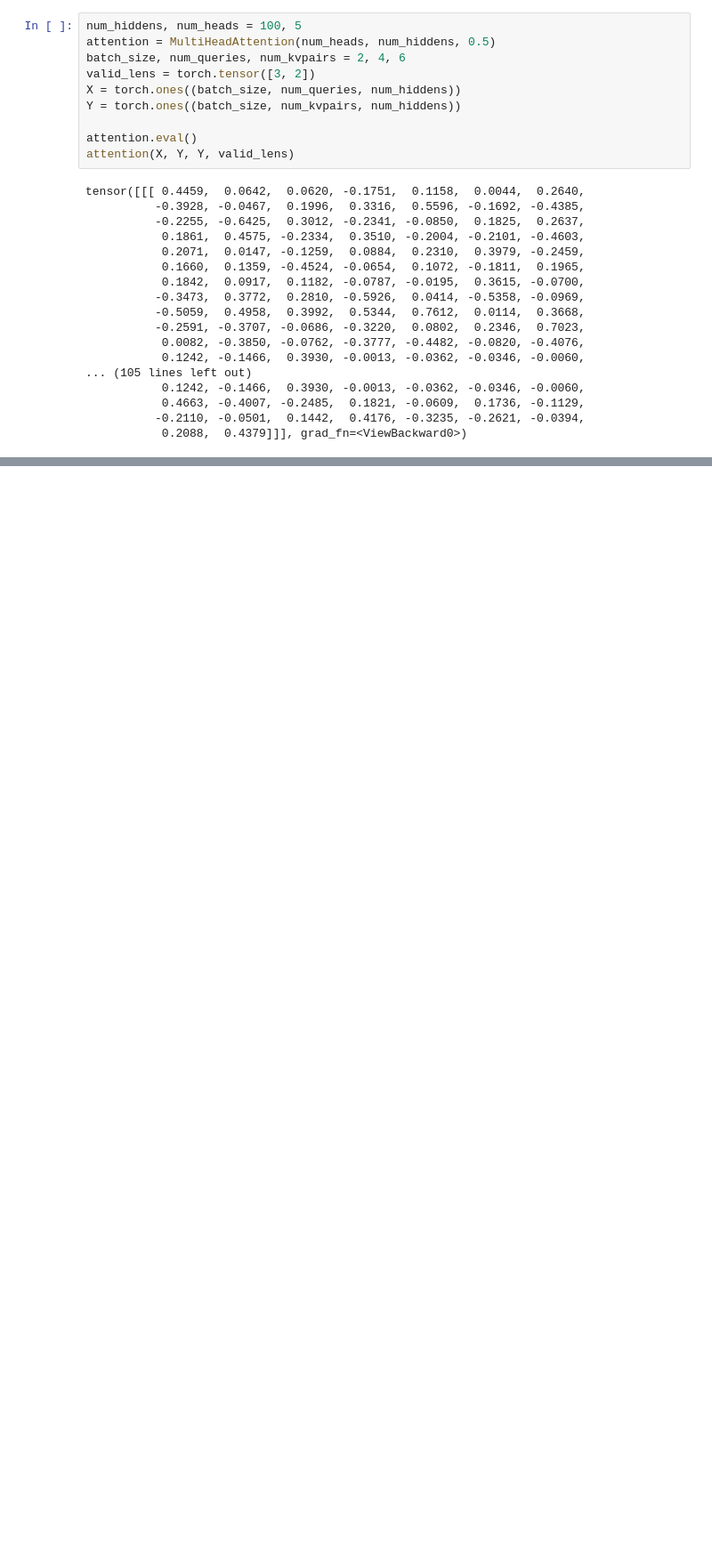
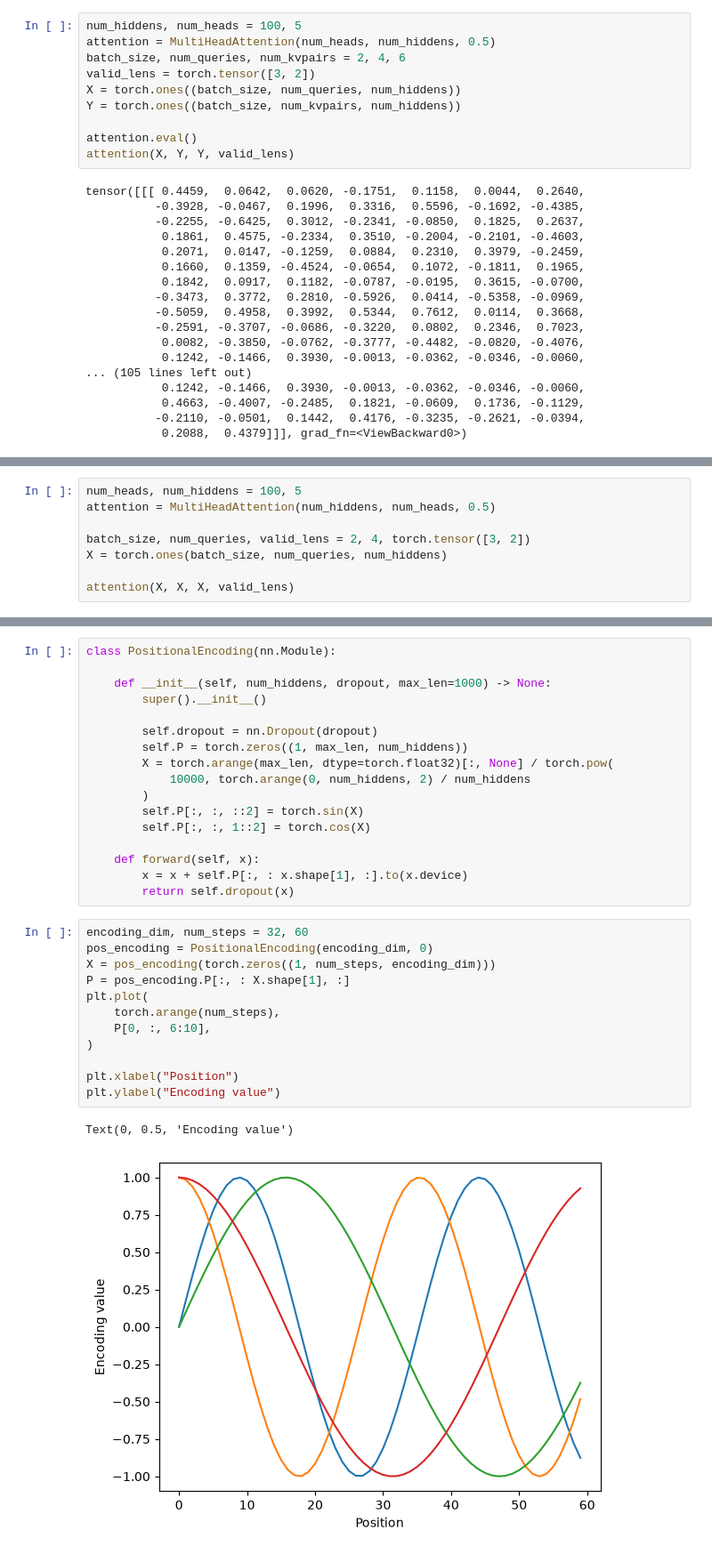
Before and after one commit to loki-git001/IPYNB-files, a Jupyter notebook: Transformers/learn_attention.ipynb, the cells around one changed output, grey strips where cells are left out. Shown at 89% size. Cells and saved outputs as stored; diff of their text form; blank space fills up the shorter version.

Commit message:
Learned positional encoding

```diff
--- a/Transformers/learn_attention.ipynb
+++ b/Transformers/learn_attention.ipynb
@@ -255,0 +258,8 @@ tensor([[[ 0.4459,  0.0642,  0.0620, -0.1751,  0.1158,  0.0044,  0.2640,
+# %%
+num_heads, num_hiddens = 100, 5
+attention = MultiHeadAttention(num_hiddens, num_heads, 0.5)
+
+batch_size, num_queries, valid_lens = 2, 4, torch.tensor([3, 2])
+X = torch.ones(batch_size, num_queries, num_hiddens)
+
+attention(X, X, X, valid_lens)
@@ -255,0 +286,32 @@ tensor([[[ 0.4459,  0.0642,  0.0620, -0.1751,  0.1158,  0.0044,  0.2640,
+# %%
+class PositionalEncoding(nn.Module):
+
+    def __init__(self, num_hiddens, dropout, max_len=1000) -> None:
+        super().__init__()
+
+        self.dropout = nn.Dropout(dropout)
+        self.P = torch.zeros((1, max_len, num_hiddens))
+        X = torch.arange(max_len, dtype=torch.float32)[:, None] / torch.pow(
+            10000, torch.arange(0, num_hiddens, 2) / num_hiddens
+        )
+        self.P[:, :, ::2] = torch.sin(X)
+        self.P[:, :, 1::2] = torch.cos(X)
+
+    def forward(self, x):
+        x = x + self.P[:, : x.shape[1], :].to(x.device)
+        return self.dropout(x)
+# %%
+encoding_dim, num_steps = 32, 60
+pos_encoding = PositionalEncoding(encoding_dim, 0)
+X = pos_encoding(torch.zeros((1, num_steps, encoding_dim)))
+P = pos_encoding.P[:, : X.shape[1], :]
+plt.plot(
+    torch.arange(num_steps),
+    P[0, :, 6:10],
+)
+
+plt.xlabel("Position")
+plt.ylabel("Encoding value")
+# %% [output]
+Text(0, 0.5, 'Encoding value')
+[figure, added]
```
Also changed, not shown: parts of 4 cells of this notebook.
